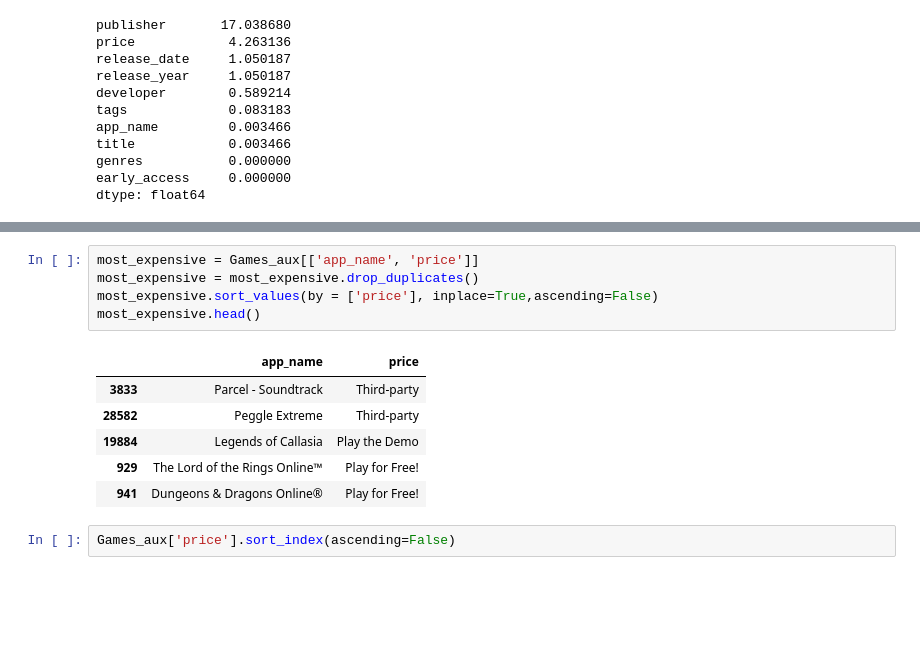
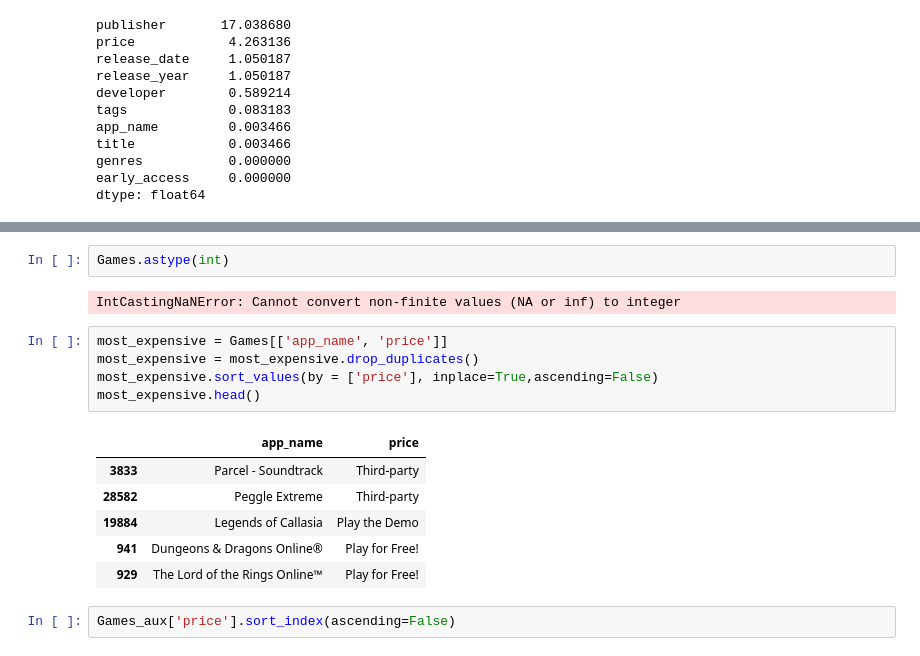
Before and after one commit to Jhonisnotreal/MLOPS_STEAM, a Jupyter notebook: EDA.ipynb, the cells around one changed output, grey strips where cells are left out. Drawn from its saved outputs; the diff is of its cells as text; blank space fills up the shorter version.

```diff
--- a/EDA.ipynb
+++ b/EDA.ipynb
@@ -135,18 +141,22 @@ unique_games = len(Games_aux['title'].unique())
 unique_games
 # %% [output]
 28828
+# %%
+Games.astype(int)
+# %% [output]
+IntCastingNaNError: Cannot convert non-finite values (NA or inf) to integer
 # %%
-most_expensive = Games_aux[['app_name', 'price']]
+most_expensive = Games[['app_name', 'price']]
 most_expensive = most_expensive.drop_duplicates()
 most_expensive.sort_values(by = ['price'], inplace=True,ascending=False)
 most_expensive.head()
 # %% [output]
 |  | app_name | price |
 | 3833 | Parcel - Soundtrack | Third-party |
 | 28582 | Peggle Extreme | Third-party |
 | 19884 | Legends of Callasia | Play the Demo |
+| 941 | Dungeons & Dragons Online® | Play for Free! |
 | 929 | The Lord of the Rings Online™ | Play for Free! |
-| 941 | Dungeons & Dragons Online® | Play for Free! |
 # %%
 Games_aux['price'].sort_index(ascending=False)
 # %% [output]
```
Also changed, not shown: parts of 7 cells of this notebook.
